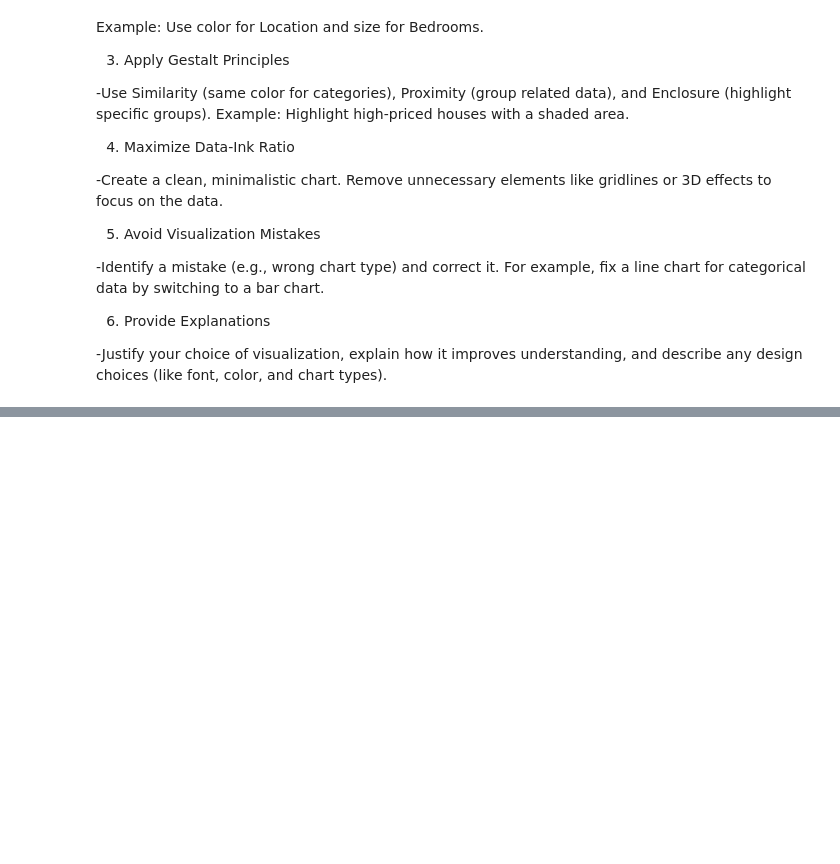
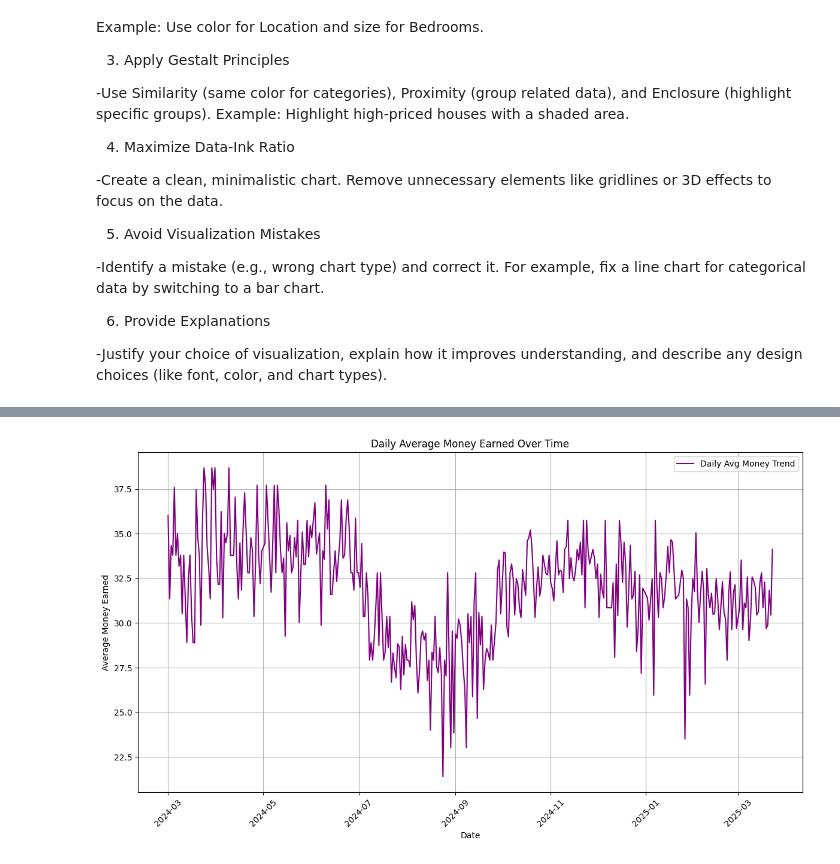
Before and after one commit to qcggmayapis/CPE-031-Visualizations-and-Data-Analysis, a Jupyter notebook: Hands_On_Activity_6_|_Data_Visualization_and_Design_Mayapis.ipynb, the cells around one changed output, grey strips where cells are left out. Cells and saved outputs as stored; diff of their text form; code cells hidden in the pictures; blank space fills up the shorter version.

```diff
--- a/Hands_On_Activity_6_|_Data_Visualization_and_Design_Mayapis.ipynb
+++ b/Hands_On_Activity_6_|_Data_Visualization_and_Design_Mayapis.ipynb
@@ -597,0 +675,26 @@ Instructions:
+# %%
+# Apply Gestalt Principle: Connection
+# Create a line plot showing money trend over time
+
+# Convert 'Date' column to datetime objects
+df['Date'] = pd.to_datetime(df['Date'], format='%d/%m/%Y')
+
+# Group by Date and calculate the mean money earned
+daily_money_trend = df.groupby('Date')['money'].mean().reset_index()
+
+plt.figure(figsize=(12, 7))
+
+# Plot the line chart
+plt.plot(daily_money_trend['Date'], daily_money_trend['money'], color='purple', linestyle='-', linewidth=1.5, label='Daily Avg Money Trend')
+
+# Add labels, title, legend
+plt.title('Daily Average Money Earned Over Time')
+plt.xlabel('Date')
+plt.ylabel('Average Money Earned')
+plt.legend()
+plt.grid(True)
+plt.xticks(rotation=45)
+plt.tight_layout()
+plt.show()
+# %% [output]
+[figure, added]
```
Also changed, not shown: parts of 11 cells of this notebook.
